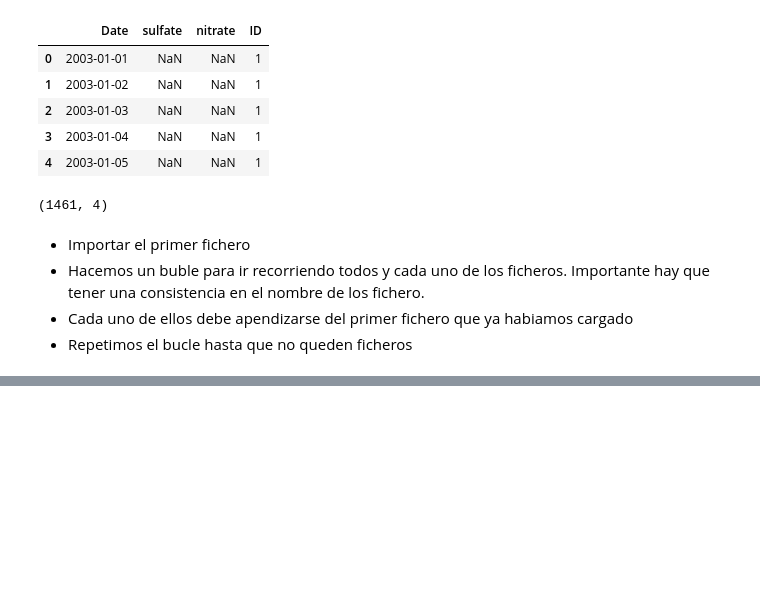
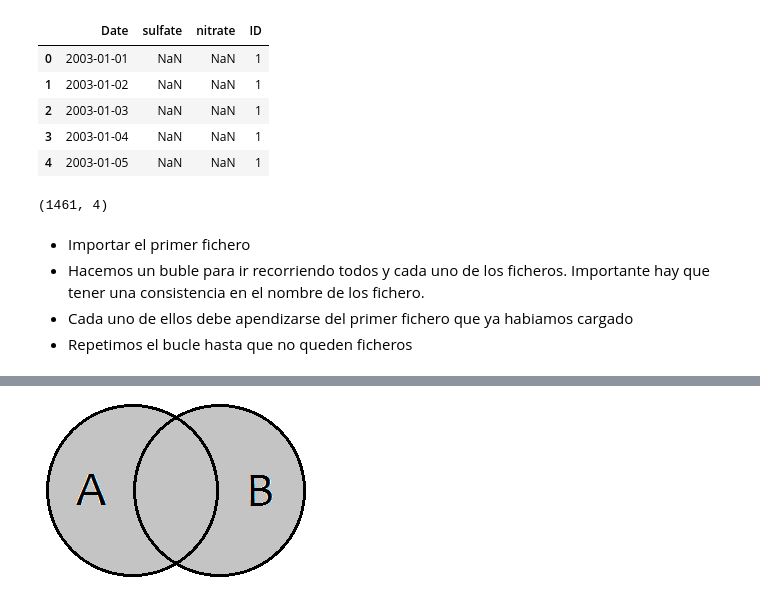
Before and after one commit to Manuelmontas02/python-ml-course, a Jupyter notebook: notebooks_propios/T2-3-Data Cleaning - Concatenacion de datos.ipynb, the cells around one changed output, grey strips where cells are left out. Drawn from its saved outputs; the diff is of its cells as text; code cells hidden in the pictures; blank space fills up the shorter version.

```diff
--- a/notebooks_propios/T2-3-Data Cleaning - Concatenacion de datos.ipynb
+++ b/notebooks_propios/T2-3-Data Cleaning - Concatenacion de datos.ipynb
@@ -122,0 +433,4 @@ OSError: [Errno 22] Invalid argument: '..\\datasets\\distributed-data\x01.csv'
+# %%
+Image(filename = r"..\notebooks\resources\outer-join.png")
+# %% [output]
+[figure, added]
```
Also changed, not shown: parts of 61 cells of this notebook, 9 other files.
